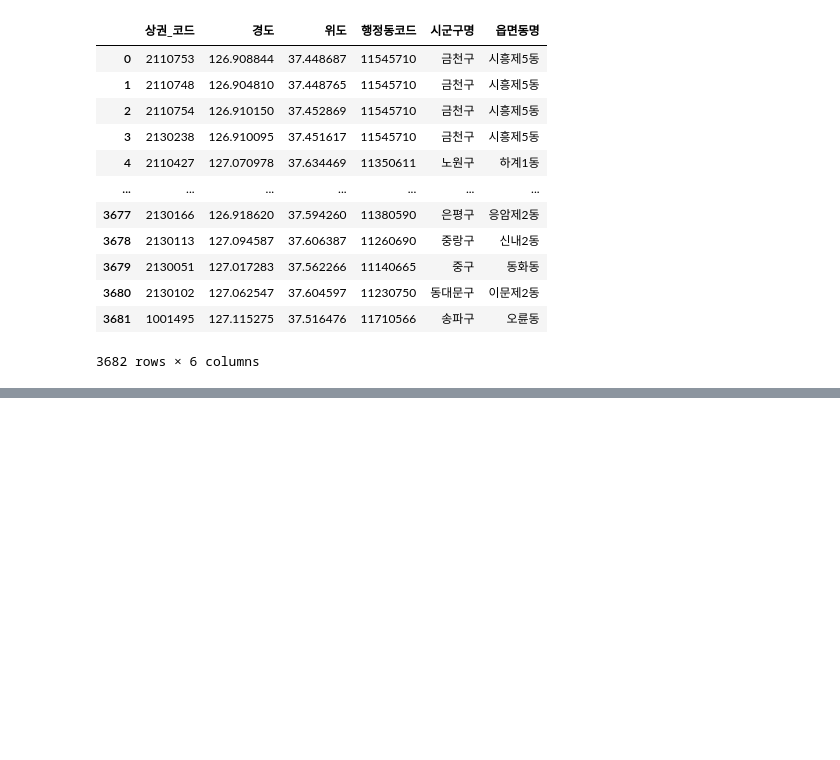
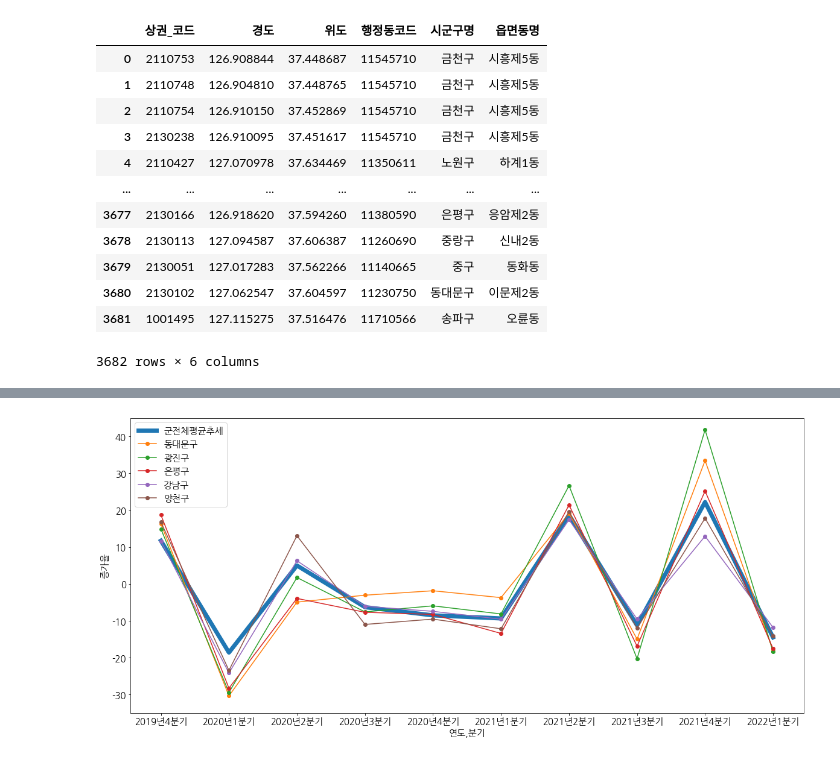
Before and after one commit to YongWanJin/KDTteam5_semiproject, a Jupyter notebook: code/코로나이후_매출액회복_시각화(리뉴얼, 미완).ipynb, the cells around one changed output, grey strips where cells are left out. Cells and saved outputs as stored; diff of their text form; code cells hidden in the pictures; blank space fills up the shorter version.

```diff
--- a/code/코로나이후_매출액회복_시각화(리뉴얼, 미완).ipynb
+++ b/code/코로나이후_매출액회복_시각화(리뉴얼, 미완).ipynb
@@ -190,0 +281,43 @@ display(means_gu) # 결과
+# %%
+### 타격이 심했던 구들의 회복 추세?
+
+# 이번 시각화에 쓸 데이터프레임 inc_gu_trand1 생성
+inc_gu_trand1 = inc_gu.sort_values(by='2020년1분기') # 코로나 직후 큰 타격을 받았던 곳 중심으로 재배치
+trand_means = []   # 평균값 구하기
+for i in range(10) :
+    mean = inc_gu_trand1.iloc[:, [i]].mean().values[0]
+    trand_means.append(mean)
+inc_gu_trand1.loc[len(inc_gu_trand1)] = trand_means  # 평균값 추가
+inc_gu_trand1.rename(index={25:'군전체평균추세'}, inplace=True)
+
+
+
+x = np.arange(10)  # 가로축에 들어갈 값
+values = inc_gu_trand1 # 세로축에 표기할 값
+num = 5  # 그래프로 나타낼 데이터 개수
+
+# 그래프 그리기
+plt.plot(x, inc_gu_trand1.iloc[25], linewidth = '7.0') # 평균 추세,
+for i in range(num) :
+    plt.plot(x, inc_gu_trand1.iloc[i], marker='o') # 코로나 직후 저조했던 군 하위5개
+
+
+plt.xlabel('연도,분기') # x축 제목
+plt.xticks(x, inc_gu_trand1.columns.to_list()) # 실제로 x축에 표기할 내용
+
+plt.ylabel('증가율') # y축 제목
+
+plt.ylim(-35, 45) # y축 표기범위
+
+legend_list = ['군전체평균추세'] + [gu for gu in inc_gu_trand1.index.to_list()[:num]] # 범주
+plt.legend(legend_list)
+
+plt.rcParams["figure.figsize"] = [20,9] # 그래프 전체 크기
+plt.rc('font', size=15)  # 글자 크기
+
+plt.show() # 결과
+
+
+### 결론 :
+# %% [output]
+[figure, added]
```
Also changed, not shown: parts of 12 cells of this notebook.
